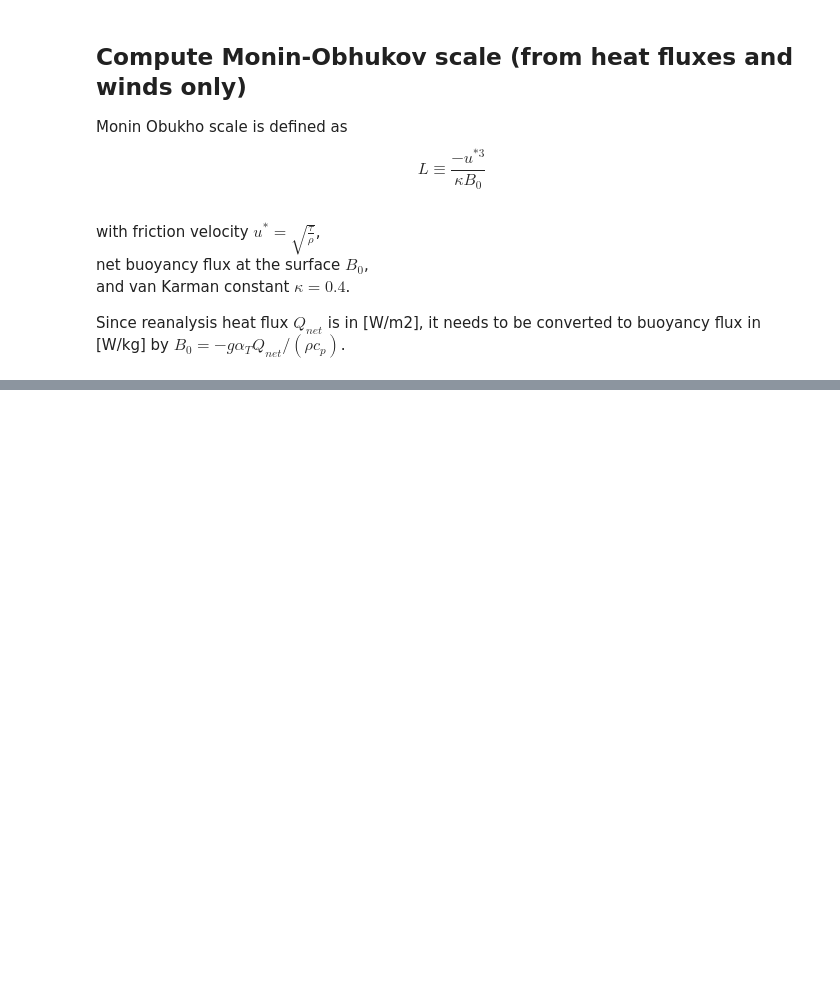
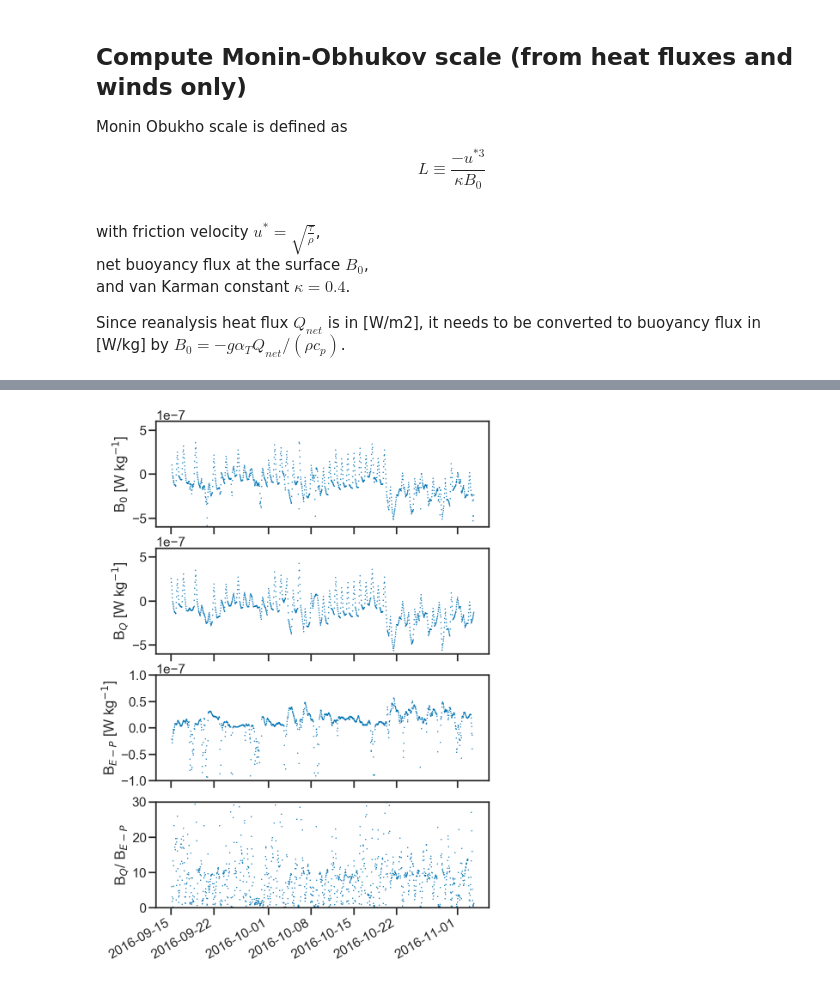
Before and after one commit to sessink/NIW, a Jupyter notebook: notebooks/turbulent_terms.ipynb, the cells around one changed output, grey strips where cells are left out. Saved outputs shown, nothing was run; the diff lists cells and outputs as text; code cells hidden in the pictures; blank space fills up the shorter version.

Commit message:
compute shear production and buoyancy flux

```diff
--- a/notebooks/turbulent_terms.ipynb
+++ b/notebooks/turbulent_terms.ipynb
@@ -108 +121,32 @@ met['emp'] = collect
+# %%
+f,ax=plt.subplots(4,1,sharex=True, figsize=(10,15))
+# met['uprime'].plot(ax=ax[0],lw=0,marker='.',ms=2)
+# ax[0].set_xlabel(None)
+# ax[0].set_ylabel(r'u*')
+# ax[0].set_ylim(0,2e-6)
+
+met['B'].plot(ax=ax[0],lw=0,marker='.',ms=2)
+ax[0].set_xlabel(None)
+ax[0].set_ylabel(r'B$_0$ [W kg$^{-1}$]')
+ax[0].set_ylim(-6e-7,6e-7)
+
+met['BQ'].plot(ax=ax[1],lw=0,marker='.',ms=2)
+ax[1].set_xlabel(None)
+ax[1].set_ylabel(r'B$_Q$ [W kg$^{-1}$]')
+ax[1].set_ylim(-6e-7,6e-7)
+
+met.BEP.plot(ax=ax[2],lw=0,marker='.',ms=2)
+ax[2].set_xlabel(None)
+ax[2].set_ylabel(r'B$_{E-P}$ [W kg$^{-1}$]');
+ax[2].set_ylim(-1e-7,1e-7);
+
+met['ratio'] = np.abs( met.BQ/met.BEP )
+met.ratio.plot(ax=ax[3],lw=0,marker='.',ms=2)
+ax[3].set_xlabel(None)
+ax[3].set_ylabel(r'B$_Q$/ B$_{E-P}$');
+ax[3].set_ylim(0,30);
+
+plt.savefig('../figures/buoyancy_fluxes.pdf')
+# %% [output]
+[figure, added]
 # %%
```
Also changed, not shown: parts of 25 cells of this notebook.
